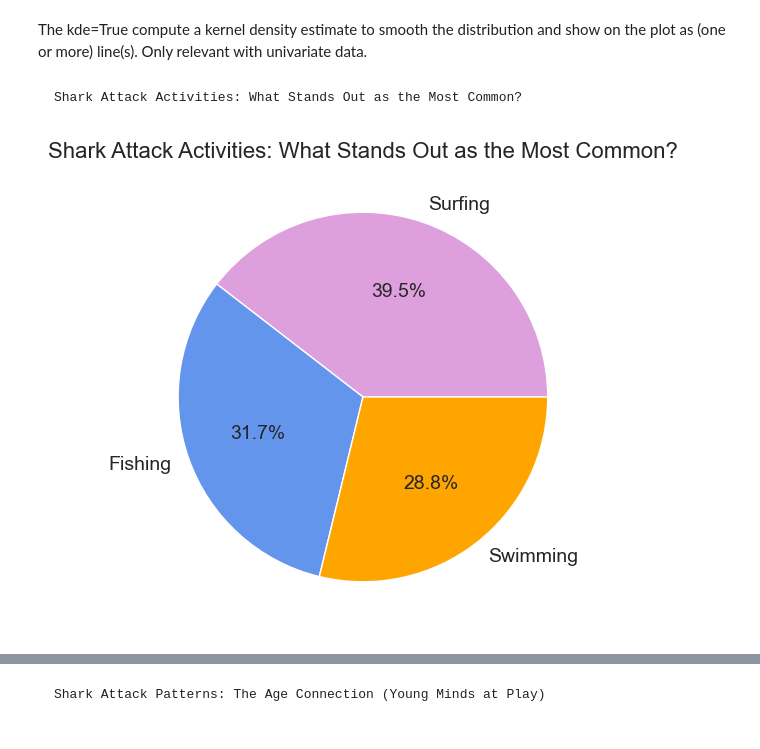
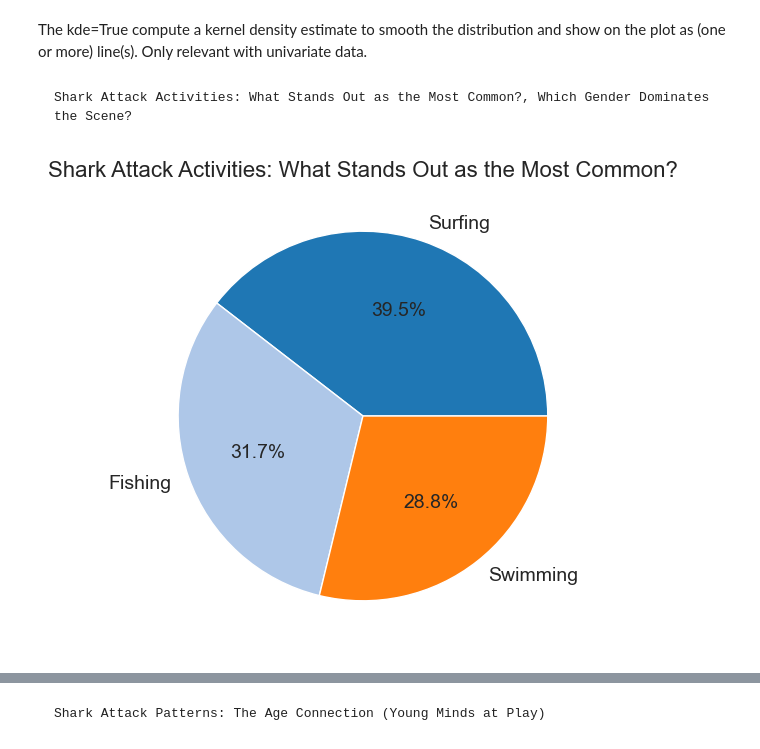
Before and after one commit to niniet98/PROJECT-I, a Jupyter notebook: src/visualization.ipynb, the cells around one changed output, grey strips where cells are left out. Drawn from its saved outputs; the diff is of its cells as text; code cells hidden in the pictures.

```diff
--- a/src/visualization.ipynb
+++ b/src/visualization.ipynb
@@ -60,20 +60,21 @@ plt.show()
 # %% [markdown]
 The kde=True compute a kernel density estimate to smooth the distribution and show on the plot as (one or more) line(s). Only relevant with univariate data.
 # %% [markdown]
-    Shark Attack Activities: What Stands Out as the Most Common?
+    Shark Attack Activities: What Stands Out as the Most Common?, Which Gender Dominates the Scene?
 # %%
 shark_attacks_2 = shark_attacks[shark_attacks['clean_activity'] != 'Unknown']
 activities = set(shark_attacks_2['clean_activity'])
 mean = len(shark_attacks_2) / len(activities)
 activities_ = shark_attacks_2['clean_activity'].value_counts()
 activities_to_keep = activities_[activities_ >= mean].index
 # Filtrar el DataFrame original para mantener solo las actividades en activities_to_keep
 shark_attacks_filtered = shark_attacks_2[shark_attacks_2['clean_activity'].isin(activities_to_keep)]
 shark_attacks_filtered_count = shark_attacks_filtered['clean_activity'].value_counts()
-shark_attacks_filtered_count.plot.pie(autopct="%.1f%%", colors=['plum', 'cornflowerblue', 'orange'], textprops={'fontsize':14})
+shark_attacks_filtered_count.plot.pie(autopct="%.1f%%", colors=sns.color_palette('tab20'), textprops={'fontsize':14})
+
 plt.title('Shark Attack Activities: What Stands Out as the Most Common?', fontsize=16)
 plt.ylabel('')
 plt.savefig(f'../images/most_common_activity.png', bbox_inches='tight')
 plt.show()
 # %% [output]
-[figure, old version]
+[figure, new version]
```
Also changed, not shown: parts of 7 cells of this notebook, 5 other files.
